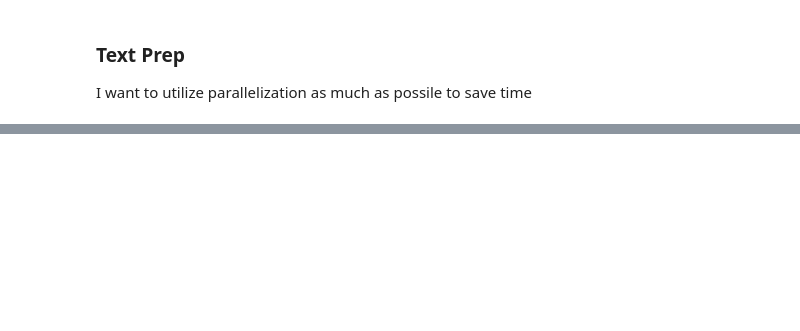
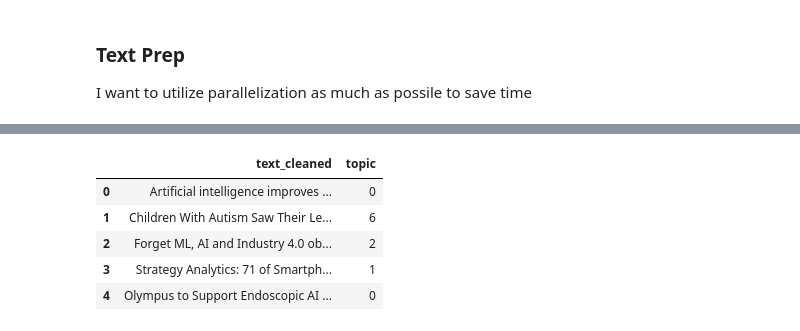
Before and after one commit to hjiangAnthony/nlp_AI_news_anlaysis, a Jupyter notebook: Scripts/nlp_final_2_01_LDA.ipynb, the cells around one changed output, grey strips where cells are left out. Cells and saved outputs as stored; diff of their text form; code cells hidden in the pictures; blank space fills up the shorter version.

```diff
--- a/Scripts/nlp_final_2_01_LDA.ipynb
+++ b/Scripts/nlp_final_2_01_LDA.ipynb
@@ -455,0 +294,9 @@ pyLDAvis.display(lda_display)
+# %%
+df[['text_cleaned','topic']].head(5)
+# %% [output]
+|  | text_cleaned | topic |
+| 0 | Artificial intelligence improves ... | 0 |
+| 1 | Children With Autism Saw Their Le... | 6 |
+| 2 | Forget ML, AI and Industry 4.0 ob... | 2 |
+| 3 | Strategy Analytics: 71 of Smartph... | 1 |
+| 4 | Olympus to Support Endoscopic AI ... | 0 |
```
Also changed, not shown: parts of 66 cells of this notebook.
